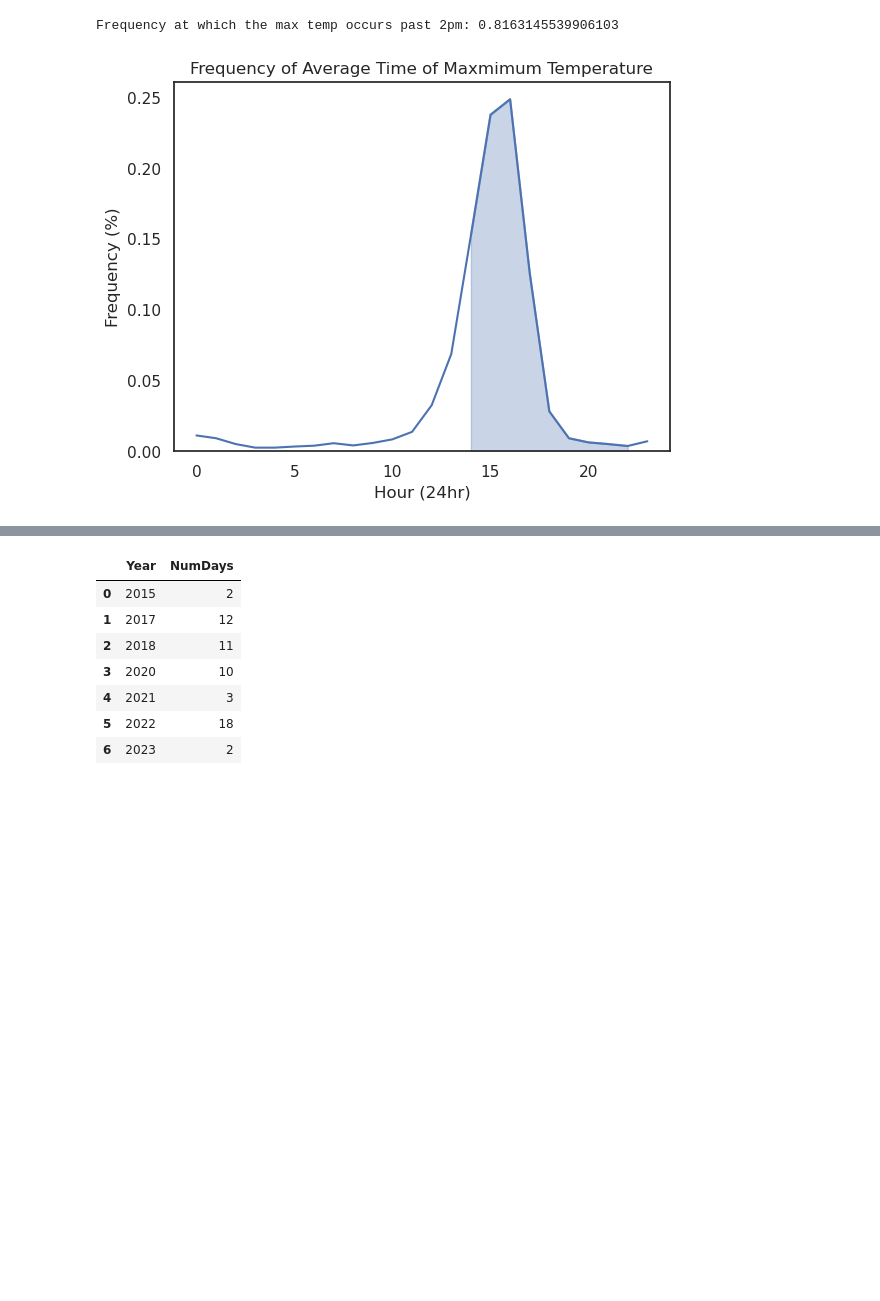
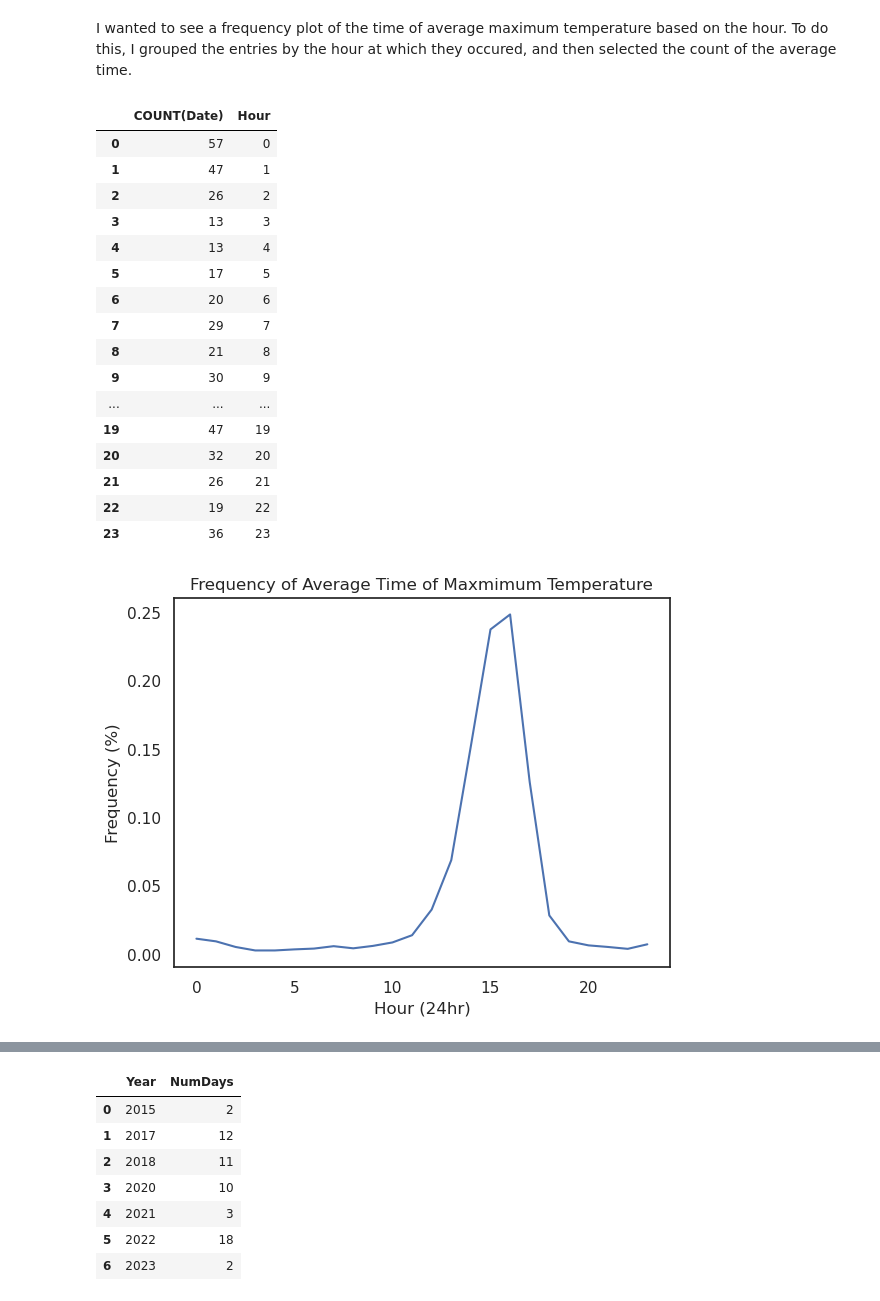
Before and after one commit to rbottoms18/sea-weather, a Jupyter notebook: weather_exploration.ipynb, the cells around one changed output, grey strips where cells are left out. Saved outputs shown, nothing was run; the diff lists cells and outputs as text; code cells hidden in the pictures; blank space fills up the shorter version.

```diff
--- a/weather_exploration.ipynb
+++ b/weather_exploration.ipynb
@@ -19,30 +70,46 @@ I wrote a query to find the average time at which the maximum temperature occurs
+# %% [markdown]
+I wanted to see a frequency plot of the time of average maximum temperature based on the hour. To do this, I grouped the entries by the hour at which they occured, and then selected the count of the average time.
 # %%
-# Create a query to find the average time at which the maximum temperature each day occurs at.
-
 query = """
 With MaxTempTimes AS (
         WITH RankedTemp AS (
-                SELECT DATE(DateTime) as Date, TIME(DateTime) as Time, Temperature, RANK() OVER (PARTITION BY DATE(DateTime) ORDER BY Temperature DESC) as Rank
-                FROM SEA_weather
+            SELECT DATE(DateTime) as Date, TIME(DateTime) as Time,
+                Temperature, RANK() OVER (PARTITION BY DATE(DateTime) ORDER BY Temperature DESC) as Rank
+            FROM SEA_weather
         )
         SELECT Date, TIME(AVG((STRFTIME('%H', Time) * 60 + STRFTIME('%M', Time)) * 60), 'unixepoch') AS AvgTime
         FROM RankedTemp
         WHERE Rank = 1
         GROUP BY Date
 )
-SELECT Count(AvgTime)
+SELECT COUNT(Date), CAST(STRFTIME('%H', AvgTime) AS INT) as Hour
 FROM MaxTempTimes
-GROUP BY STRFTIME('%H', AvgTime)
+GROUP BY Hour
 """
 
 max_temps = pd.read_sql_query(query, connection)
-max_temps = max_temps['Count(AvgTime)'] / max_temps['Count(AvgTime)'].sum()
-max_temps.plot(legend=False);
-max_temps[14:23].plot(legend=False, kind='area', alpha=0.3, color='b');
+display(max_temps)
+max_temps['COUNT(Date)'] = max_temps['COUNT(Date)'] / max_temps['COUNT(Date)'].sum()
+plt.plot(max_temps['Hour'].values, max_temps['COUNT(Date)'].values)
 plt.xlabel("Hour (24hr)");
 plt.ylabel("Frequency (%)");
 plt.title("Frequency of Average Time of Maxmimum Temperature");
-print("Frequency at which the max temp occurs past 2pm: " + str(max_temps[14:23].sum()))
 # %% [output]
-Frequency at which the max temp occurs past 2pm: 0.8163145539906103
+|  | COUNT(Date) | Hour |
+| 0 | 57 | 0 |
+| 1 | 47 | 1 |
+| 2 | 26 | 2 |
+| 3 | 13 | 3 |
+| 4 | 13 | 4 |
+| 5 | 17 | 5 |
+| 6 | 20 | 6 |
+| 7 | 29 | 7 |
+| 8 | 21 | 8 |
+| 9 | 30 | 9 |
+| ... | ... | ... |
+| 19 | 47 | 19 |
+| 20 | 32 | 20 |
+| 21 | 26 | 21 |
+| 22 | 19 | 22 |
+| 23 | 36 | 23 |
-[figure, old version]
+[figure, new version]
```
Also changed, not shown: parts of 20 cells of this notebook, 5 other files.
